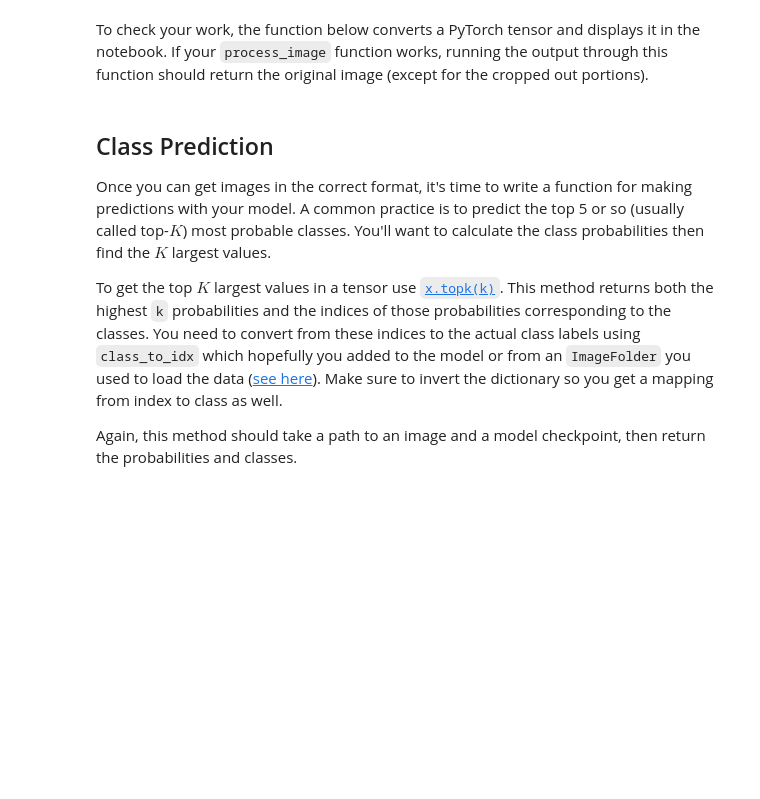
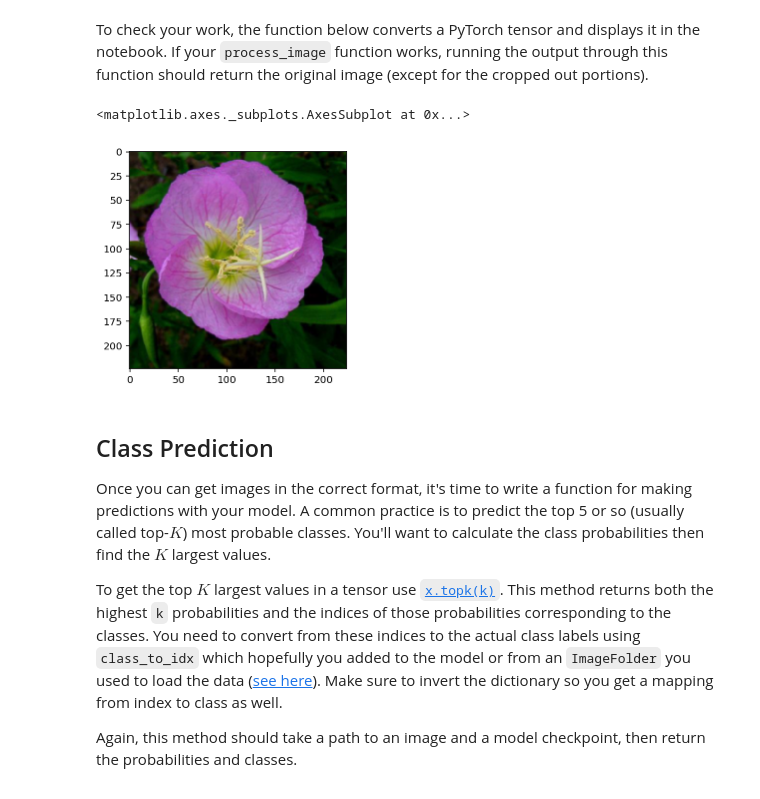
Before and after one commit to devinjelliot/udacity_img_classifier_p1, a Jupyter notebook: Image Classifier Project_part1_DE.ipynb, the cells around one changed output. Saved outputs shown, nothing was run; the diff lists cells and outputs as text; code cells hidden in the pictures; blank space fills up the shorter version.

```diff
--- a/Image Classifier Project_part1_DE.ipynb
+++ b/Image Classifier Project_part1_DE.ipynb
@@ -99,6 +93,7 @@ data_dir = 'flowers'
 train_dir = data_dir + '/train'
 valid_dir = data_dir + '/valid'
 test_dir = data_dir + '/test'
+special_image = test_dir + '/1' + '/image_06764.jpg'
 # %%
 # TODO: Define your transforms for the training, validation, and testing sets
 train_transforms = transforms.Compose([transforms.RandomRotation(30),
@@ -376,13 +408,24 @@ Color channels of images are typically encoded as integers 0-255, but the model
 As before, the network expects the images to be normalized in a specific way. For the means, it's `[0.485, 0.456, 0.406]` and for the standard deviations `[0.229, 0.224, 0.225]`. You'll want to subtract the means from each color channel, then divide by the standard deviation.
 
 And finally, PyTorch expects the color channel to be the first dimension but it's the third dimension in the PIL image and Numpy array. You can reorder dimensions using [`ndarray.transpose`](https://docs.scipy.org/doc/numpy-1.13.0/reference/generated/numpy.ndarray.transpose.html). The color channel needs to be first and retain the order of the other two dimensions.
-# %%
-def process_image(image):
-    ''' Scales, crops, and normalizes a PIL image for a PyTorch model,
-        returns an Numpy array
-    '''
-
-    # TODO: Process a PIL image for use in a PyTorch model
+# %%
+def process_image(image_path):
+    ''' Scales, crops, and normalizes a PIL image for a PyTorch model,
+        returns an Numpy array
+    '''
+
+    #Open image with PIL
+    pil_image = Image.open(image_path)
+
+    #Instructions say to use training specs on the transforms but the validation transforms have resize and
+    # center crop specs that match up so I'm using that one, suck it Trebek
+    #apply the transforms from training to the PIL formatted images
+    pil_transformed = valid_transforms(pil_image)
+
+    #convert image into np array
+    array_image = np.array(pil_transformed)
+
+    return array_image
 # %% [markdown]
 To check your work, the function below converts a PyTorch tensor and displays it in the notebook. If your `process_image` function works, running the output through this function should return the original image (except for the cropped out portions).
 # %%
@@ -391,9 +434,12 @@ def imshow(image, ax=None, title=None):
     if ax is None:
         fig, ax = plt.subplots()
 
+    if title:
+        plt.title(title)
+
     # PyTorch tensors assume the color channel is the first dimension
     # but matplotlib assumes is the third dimension
-    image = image.numpy().transpose((1, 2, 0))
+    image = image.transpose((1, 2, 0))
 
     # Undo preprocessing
     mean = np.array([0.485, 0.456, 0.406])
@@ -406,6 +452,14 @@ def imshow(image, ax=None, title=None):
     ax.imshow(image)
 
     return ax
+# %%
+#Sanity check
+image_path = special_image
+img_test = process_image(image_path)
+imshow(img_test)
+# %% [output]
+<matplotlib.axes._subplots.AxesSubplot at 0x...>
+[figure, added]
 # %% [markdown]
 ## Class Prediction
 
```
Also changed, not shown: parts of 31 cells of this notebook.
